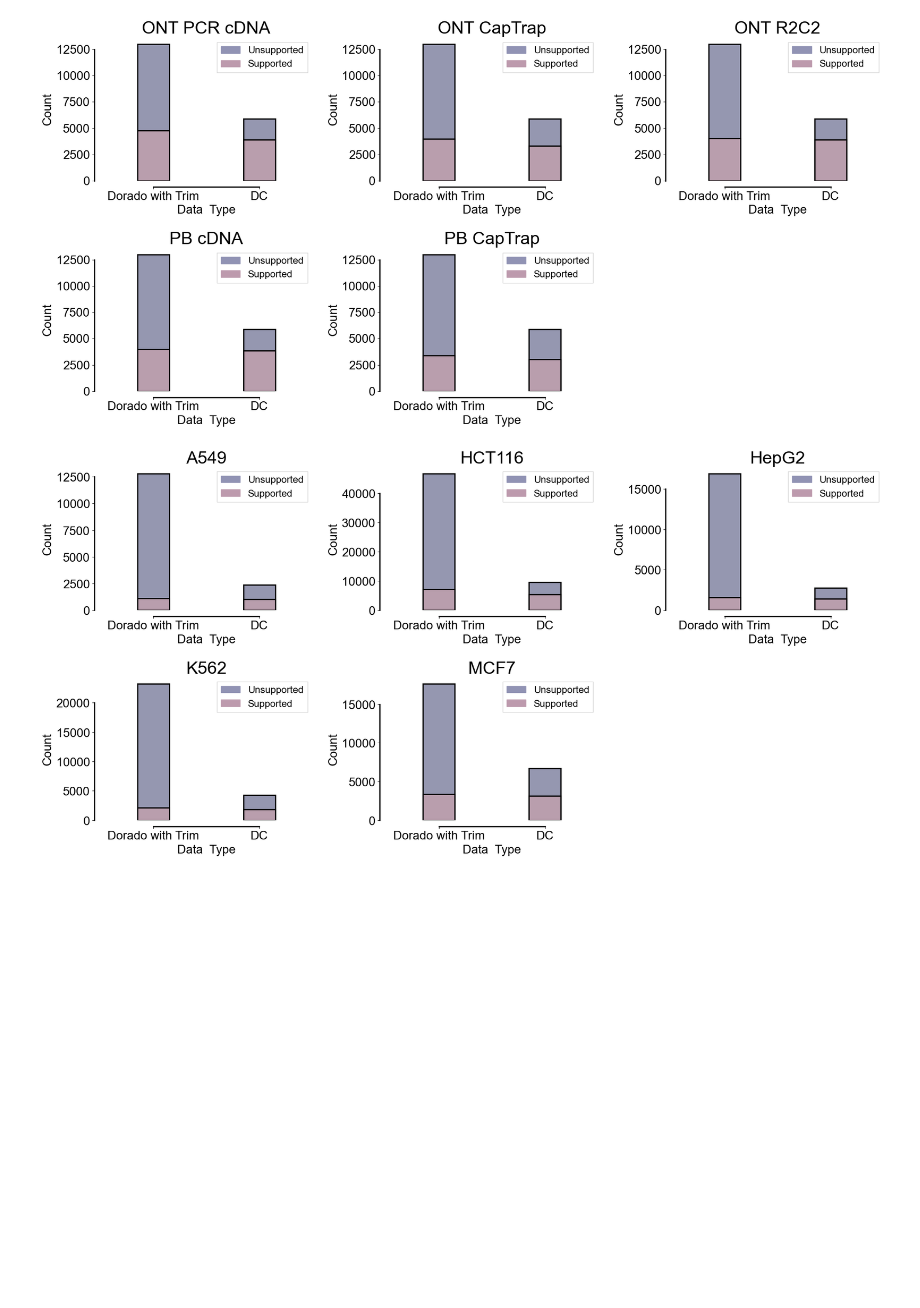
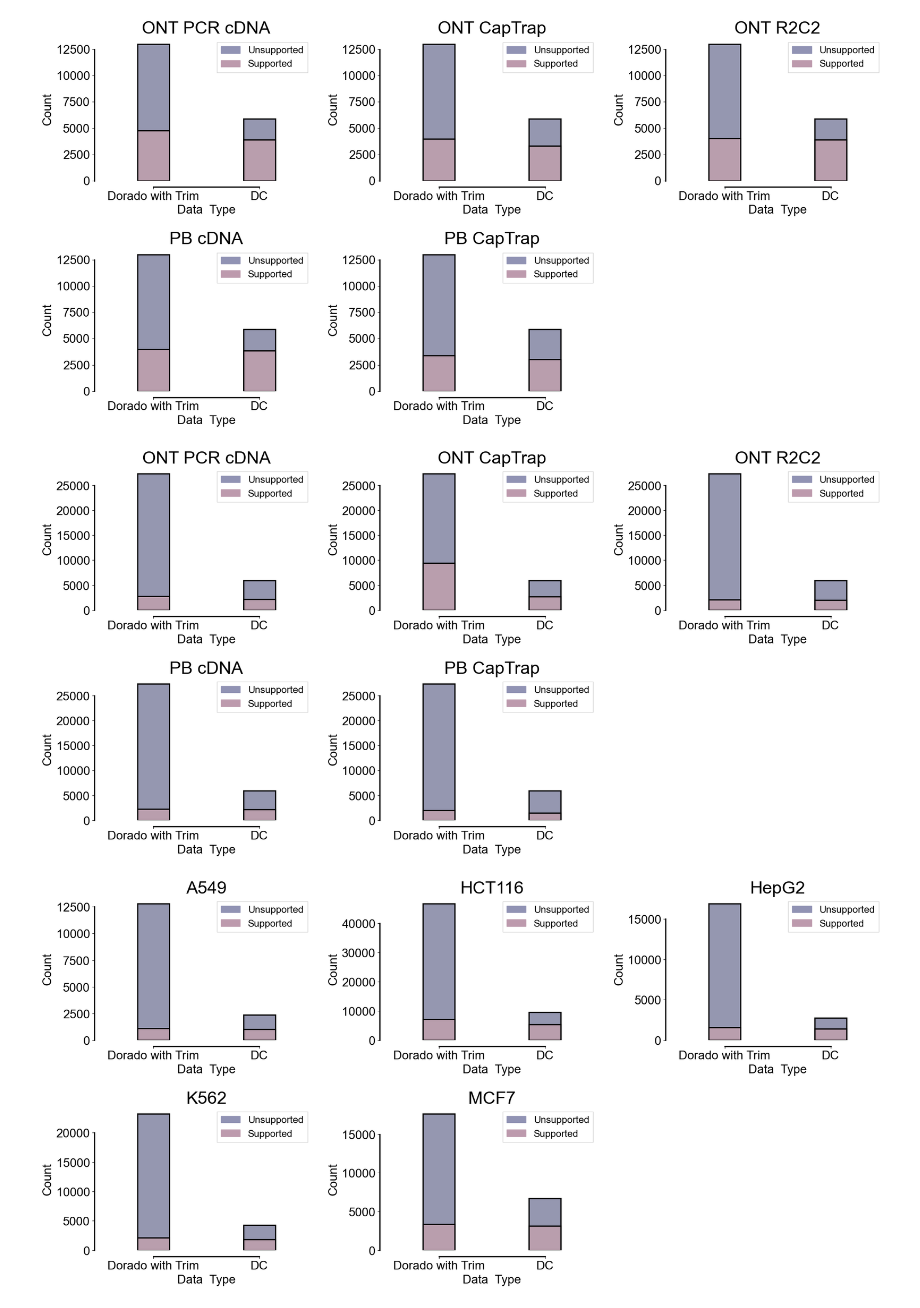
Before and after one commit to cauliyang/deepchopper-paper, a Jupyter notebook: figures/figures.ipynb, the cells around one changed output. Cells and saved outputs as stored; diff of their text form; code cells hidden in the pictures; blank space fills up the shorter version.

```diff
--- a/figures/figures.ipynb
+++ b/figures/figures.ipynb
@@ -417,6 +417,29 @@ wtc11_data = {
     "PB cDNA": {type_names_other_platform[0]: [12987, 3970], type_names_other_platform[1]: [5903, 3873]},
     "PB CapTrap": {type_names_other_platform[0]: [12987, 3410], type_names_other_platform[1]: [5903, 3027]}
     }
+
+mouse_data = {
+    "ONT PCR cDNA": {
+        type_names_other_platform[0]: [27360, 2785],
+        type_names_other_platform[1]: [5922, 2189],
+    },
+    "ONT CapTrap": {
+        type_names_other_platform[0]: [27360, 9429],
+        type_names_other_platform[1]: [5922, 2643],
+    },
+    "ONT R2C2": {
+        type_names_other_platform[0]: [27360, 2064],
+        type_names_other_platform[1]: [5922, 1956],
+    },
+    "PB cDNA": {
+        type_names_other_platform[0]: [27360, 2264],
+        type_names_other_platform[1]: [5922, 2203],
+    },
+    "PB CapTrap": {
+        type_names_other_platform[0]: [27360, 1997],
+        type_names_other_platform[1]: [5922, 1423],
+    },
+}
 
 # support rate
 # ONT PCR cDNA:do sp 36.69%
@@ -501,6 +524,14 @@ def plot_other_platform(data, type_names, figsize=(20, 10), figname=None):
 plot_other_platform(wtc11_data, type_names_other_platform, figname="wtc11_bar_plot_chemeric_read_cmp_2.pdf")
 # %% [output]
 [figure]
+# %%
+plot_other_platform(
+    mouse_data,
+    type_names_other_platform,
+    figname="mouse_bar_plot_chemeric_read_cmp_2.pdf",
+)
+# %% [output]
+[figure, added]
 # %%
 # chimerica,A549,HCT116,HepG2,K562,MCF7
 # dorado,"12,803","46,800","16,921","23,214","17,646"
```
Also changed, not shown: 10 other files.
